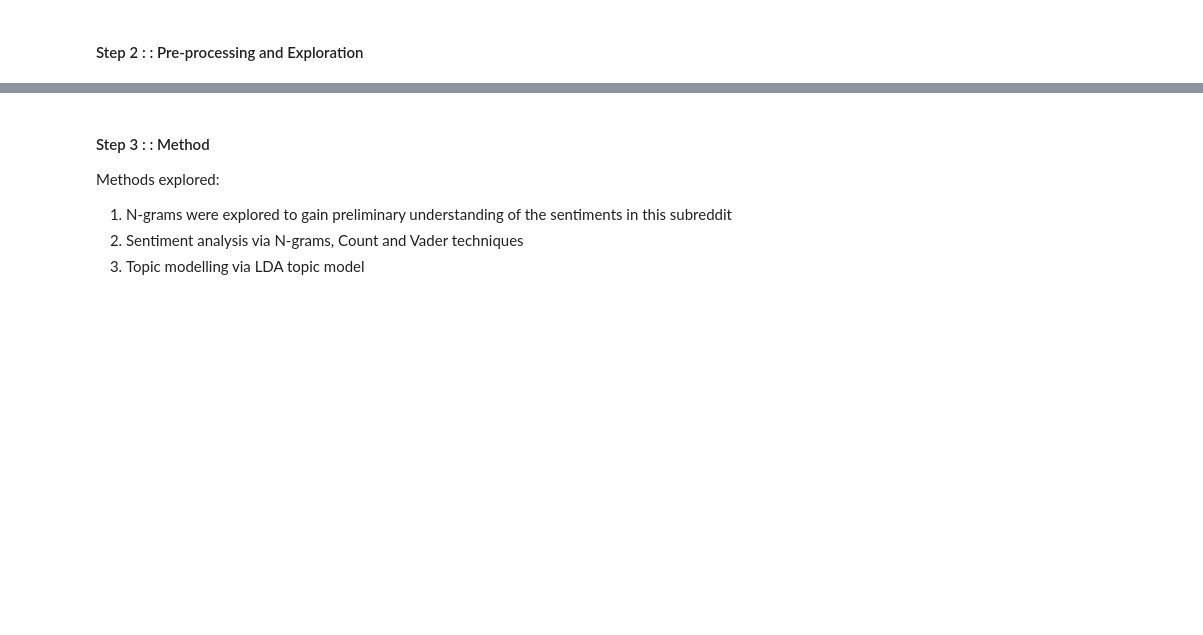
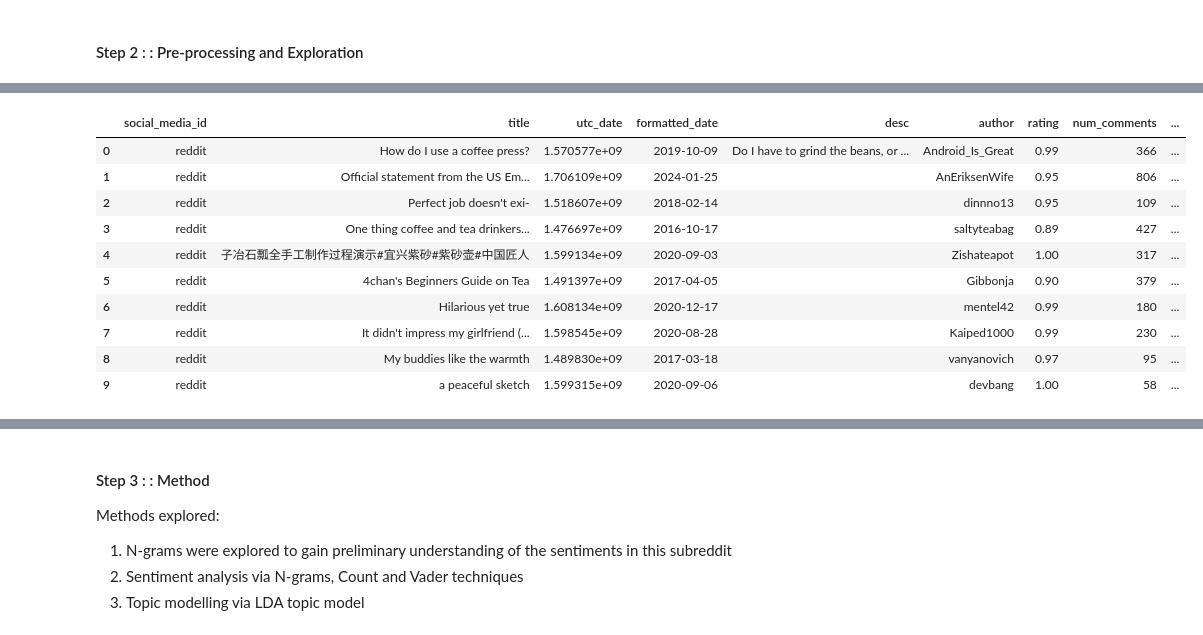
Before and after one commit to Milindi-Kodikara/MugLife, a Jupyter notebook: mug_life.ipynb, the cells around one changed output, grey strips where cells are left out. Drawn from its saved outputs; the diff is of its cells as text; code cells hidden in the pictures; blank space fills up the shorter version.

```diff
--- a/mug_life.ipynb
+++ b/mug_life.ipynb
@@ -44,5 +48,5 @@ collected_posts = []
 unprocessed_token_lists = []
 processed_token_lists = []
 
-posts_df = pd.DataFrame(columns=['title', 'utc_date', 'formatted_date', 'desc', 'author', 'rating','num_comments', 'unprocessed_tokens', 'processed_tokens'])
+posts_df = pd.DataFrame(columns=['social_media_id', 'title', 'utc_date', 'formatted_date', 'desc', 'author', 'rating','num_comments', 'unprocessed_tokens', 'processed_tokens'])
 # %%
@@ -114,15 +143,27 @@ len(posts_df)
 # %%
 # Read data from file
 if not collect_data:
-    posts_df = pd.read_csv(data_filepath)
+    posts_df = pd.read_csv(data_sample_filepath)
     unprocessed_token_lists = posts_df.unprocessed_tokens.apply(lambda s: list(ast.literal_eval(s)))
     posts_df['unprocessed_tokens'] = unprocessed_token_lists
     processed_token_lists = posts_df.processed_tokens.apply(lambda s: list(ast.literal_eval(s)))
     posts_df['processed_tokens'] = processed_token_lists
 
     posts_df['formatted_date'] = pd.to_datetime(posts_df['formatted_date'], format="%Y/%m/%d")
 
 posts_df
+# %% [output]
+|  | social_media_id | title | utc_date | formatted_date | desc | author | rating | num_comments | ... |
+| 0 | reddit | How do I use a coffee press? | 1.570577e+09 | 2019-10-09 | Do I have to grind the beans, or ... | Android_Is_Great | 0.99 | 366 | ... |
+| 1 | reddit | Official statement from the US Em... | 1.706109e+09 | 2024-01-25 |  | AnEriksenWife | 0.95 | 806 | ... |
+| 2 | reddit | Perfect job doesn't exi- | 1.518607e+09 | 2018-02-14 |  | dinnno13 | 0.95 | 109 | ... |
+| 3 | reddit | One thing coffee and tea drinkers... | 1.476697e+09 | 2016-10-17 |  | saltyteabag | 0.89 | 427 | ... |
+| 4 | reddit | 子冶石瓢全手工制作过程演示#宜兴紫砂#紫砂壶#中国匠人 | 1.599134e+09 | 2020-09-03 |  | Zishateapot | 1.00 | 317 | ... |
+| 5 | reddit | 4chan's Beginners Guide on Tea | 1.491397e+09 | 2017-04-05 |  | Gibbonja | 0.90 | 379 | ... |
+| 6 | reddit | Hilarious yet true | 1.608134e+09 | 2020-12-17 |  | mentel42 | 0.99 | 180 | ... |
+| 7 | reddit | It didn't impress my girlfriend (... | 1.598545e+09 | 2020-08-28 |  | Kaiped1000 | 0.99 | 230 | ... |
+| 8 | reddit | My buddies like the warmth | 1.489830e+09 | 2017-03-18 |  | vanyanovich | 0.97 | 95 | ... |
+| 9 | reddit | a peaceful sketch | 1.599315e+09 | 2020-09-06 |  | devbang | 1.00 | 58 | ... |
 # %%
 total_num_posts = len(posts_df)
 print(f'Total number of posts: {total_num_posts}')
```
Also changed, not shown: parts of 22 cells of this notebook, 5 other files.
